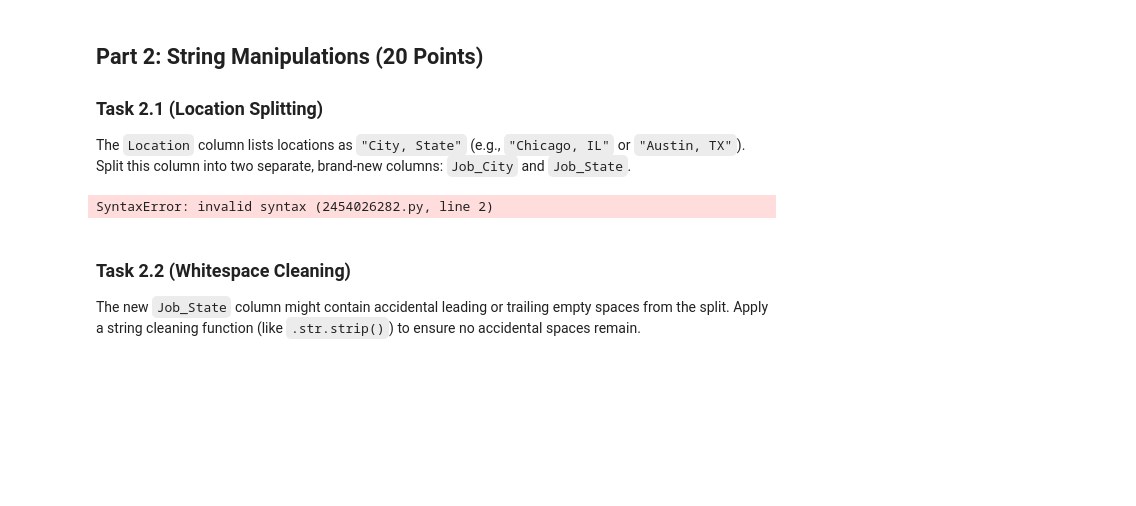
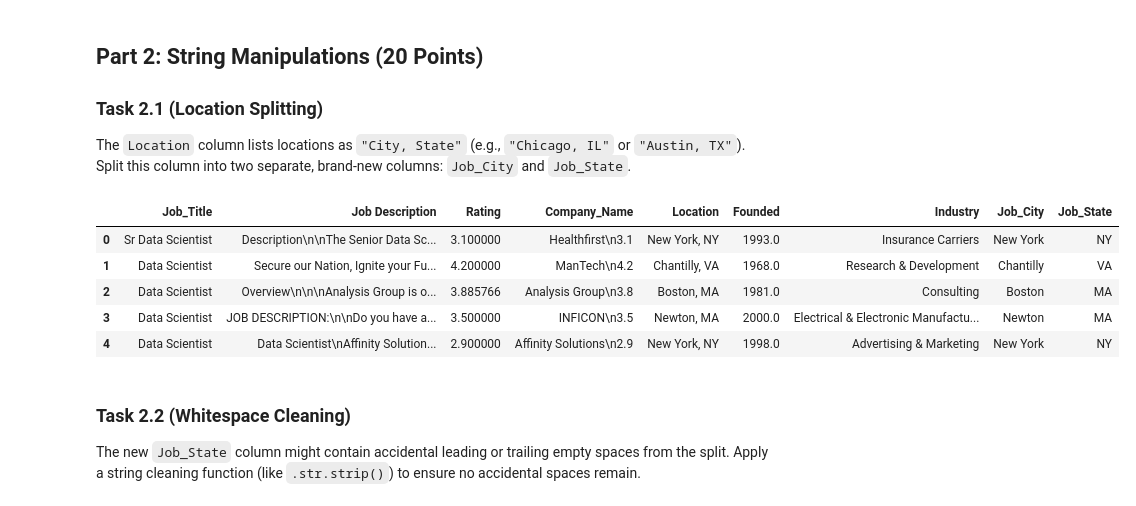
Before and after one commit to Yangaken52/DATA-101, a Jupyter notebook: Data_Wrangling_Project.ipynb, the cells around one changed output. Drawn from its saved outputs; the diff is of its cells as text; code cells hidden in the pictures; blank space fills up the shorter version.

```diff
--- a/Data_Wrangling_Project.ipynb
+++ b/Data_Wrangling_Project.ipynb
@@ -86,10 +87,16 @@ Name: Founded, Length: 672, dtype: object
 The `Location` column lists locations as `"City, State"` (e.g., `"Chicago, IL"` or `"Austin, TX"`). Split this column into two separate, brand-new columns: `Job_City` and `Job_State`.
 # %%
 # Write your solution for Task 2.1 here
-gd['Job_City'] = gd['Location'].str.split('', expand=True).str[0]
-gd['Job_State'] = gd['Location'].str.split('', expand=True).str[1]
+gd['Job_City'] = gd['Location'].str.split(',', expand=True)[0]
+gd['Job_State'] = gd['Location'].str.split(',', expand=True)[1]
+gd.head()
 # %% [output]
-SyntaxError: invalid syntax (2454026282.py, line 2)
+|  | Job_Title | Job Description | Rating | Company_Name | Location | Founded | Industry | Job_City | Job_State |
+| 0 | Sr Data Scientist | Description\n\nThe Senior Data Sc... | 3.100000 | Healthfirst\n3.1 | New York, NY | 1993.0 | Insurance Carriers | New York | NY |
+| 1 | Data Scientist | Secure our Nation, Ignite your Fu... | 4.200000 | ManTech\n4.2 | Chantilly, VA | 1968.0 | Research & Development | Chantilly | VA |
+| 2 | Data Scientist | Overview\n\n\nAnalysis Group is o... | 3.885766 | Analysis Group\n3.8 | Boston, MA | 1981.0 | Consulting | Boston | MA |
+| 3 | Data Scientist | JOB DESCRIPTION:\n\nDo you have a... | 3.500000 | INFICON\n3.5 | Newton, MA | 2000.0 | Electrical & Electronic Manufactu... | Newton | MA |
+| 4 | Data Scientist | Data Scientist\nAffinity Solution... | 2.900000 | Affinity Solutions\n2.9 | New York, NY | 1998.0 | Advertising & Marketing | New York | NY |
 # %% [markdown]
 ### **Task 2.2 (Whitespace Cleaning)**
 The new `Job_State` column might contain accidental leading or trailing empty spaces from the split. Apply a string cleaning function (like `.str.strip()`) to ensure no accidental spaces remain.
```
Also changed, not shown: parts of 5 cells of this notebook.
